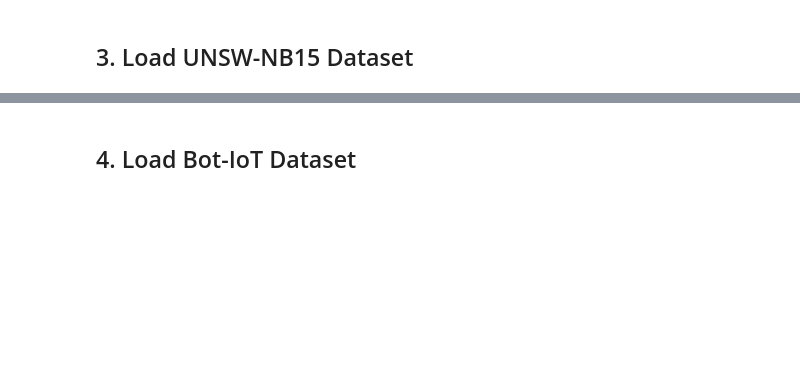
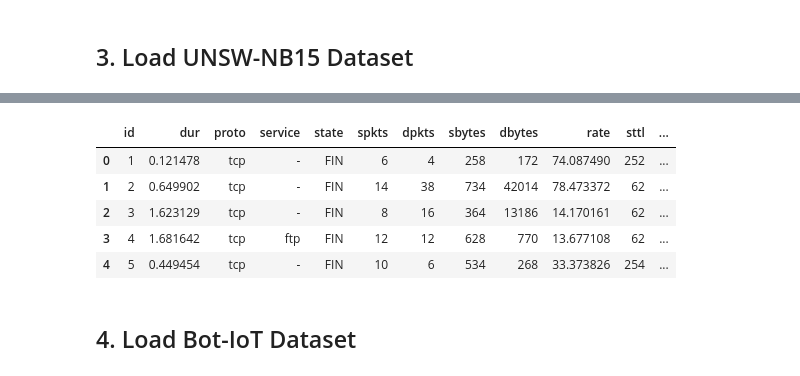
Before and after one commit to SanaullahTareen/ACDADA, a Jupyter notebook: notebooks/01_data_preprocessing.ipynb, the cells around one changed output, grey strips where cells are left out. Drawn from its saved outputs; the diff is of its cells as text; code cells hidden in the pictures; blank space fills up the shorter version.

```diff
--- a/notebooks/01_data_preprocessing.ipynb
+++ b/notebooks/01_data_preprocessing.ipynb
@@ -88,0 +256,16 @@ print(f'Processed data directory: {PROCESSED_DIR.resolve()}')
+# %%
+# --- Local Kernel Verification (Windows path visibility) ---
+import sys
+from pathlib import Path
+
+print('sys.executable:', sys.executable)
+win_cicids = Path(r'D:\Projects\ACDADA\data\raw\cicids2017')
+print('Windows CICIDS path:', win_cicids)
+print('Exists?:', win_cicids.exists())
+if win_cicids.exists():
+    files = sorted(win_cicids.glob('*.csv'))
+    print('CSV count:', len(files))
+    for f in files[:5]:
+        print('  ', f.name)
+else:
+    print('If this is False, you are NOT running on the local Windows kernel that can see D:\\Projects.')
@@ -130,10 +357,30 @@ if not df_cicids.empty:
 # %% [markdown]
 ## 3. Load UNSW-NB15 Dataset
 # %%
-def load_unsw_nb15(data_dir: Path) -> pd.DataFrame:
+def _read_csv_with_encoding_fallback(path: Path, *, encodings=None, **kwargs) -> pd.DataFrame:
+    """Read CSV trying multiple encodings (handles CP-1252/Latin-1 data dumps)."""
+    if encodings is None:
+        encodings = ('utf-8', 'utf-8-sig', 'cp1252', 'latin1')
+    last_err = None
+    for enc in encodings:
+        try:
+            return pd.read_csv(path, low_memory=False, encoding=enc, **kwargs)
+        except UnicodeDecodeError as e:
+            last_err = e
+        except TypeError:
+            # Older pandas may not support some kwargs we pass; retry without extras if needed.
+            return pd.read_csv(path, low_memory=False, encoding=enc)
+    raise last_err  # noqa: B904
+
+
+def load_unsw_nb15(data_dir: Path, nrows_per_file: int = None) -> pd.DataFrame:
     """
     Load UNSW-NB15 dataset. Handles both single-file and multi-file variants.
     The dataset has predefined train/test splits — we load both and combine.
+
+    Args:
+        data_dir: Path to the data directory
+        nrows_per_file: Maximum rows to read from each file (None = all rows)
     """
     unsw_path = data_dir / 'unsw_nb15'
     csv_files = sorted(unsw_path.glob('*.csv'))
@@ -142,14 +389,41 @@ def load_unsw_nb15(data_dir: Path) -> pd.DataFrame:
         print(f'[WARNING] No CSV files found in {unsw_path}')
         return pd.DataFrame()
 
-    print(f'Found {len(csv_files)} UNSW-NB15 files:')
-    for f in csv_files:
+    # Some CSVs in this folder are metadata, not flow records.
+    skip_names = {
+        'NUSW-NB15_features.csv',
+        'UNSW-NB15_features.csv',
+        'UNSW-NB15_LIST_EVENTS.csv',
+    }
+    candidate_files = [p for p in csv_files if p.name not in skip_names]
+    skipped = [p for p in csv_files if p.name in skip_names]
+
+    # Prefer the official train/test split if present; otherwise use the UNSW-NB15_*.csv shards.
+    train = [p for p in candidate_files if p.name.lower().endswith('training-set.csv')]
+    test = [p for p in candidate_files if p.name.lower().endswith('testing-set.csv')]
+    shards = [p for p in candidate_files if p.stem.startswith('UNSW-NB15_')]
+
+    if train or test: # Corrected logic to handle partial train/test being present or both
+        data_files = sorted(train + test)
+        variant = 'train/test'
+    elif shards:
+        data_files = sorted(shards)
+        variant = 'shards'
+    else:
+        data_files = sorted(candidate_files)
+        variant = 'all-non-metadata'
+
+    print(f'Found {len(csv_files)} UNSW-NB15 CSVs ({len(skipped)} metadata skipped). Using variant: {variant}')
+    for f in data_files:
         print(f'  - {f.name} ({f.stat().st_size / 1e6:.1f} MB)')
+    for f in skipped:
+        print(f'  - [SKIP] {f.name} (metadata)')
 
     dfs = []
-    for f in csv_files:
+    for f in data_files:
         try:
-            df = pd.read_csv(f, low_memory=False, encoding='utf-8')
+            # We must assign the result of read_csv to a variable before appending
+            df = _read_csv_with_encoding_fallback(f, nrows=nrows_per_file)
             df.columns = df.columns.str.strip()
             dfs.append(df)
             print(f'  Loaded {f.name}: {df.shape}')
@@ -161,8 +435,11 @@ def load_unsw_nb15(data_dir: Path) -> pd.DataFrame:
 
     combined = pd.concat(dfs, ignore_index=True)
     print(f'\nCombined UNSW-NB15 shape: {combined.shape}')
+    print(f'Memory usage: {combined.memory_usage(deep=True).sum() / 1e6:.1f} MB')
     return combined
 
-df_unsw = load_unsw_nb15(RAW_DIR)
+df_unsw = load_unsw_nb15(RAW_DIR, nrows_per_file=20_000)
+
 if not df_unsw.empty:
     display(df_unsw.head())
+# %% [output]
@@ -169,3 +456,9 @@ if not df_unsw.empty:
+|  | id | dur | proto | service | state | spkts | dpkts | sbytes | dbytes | rate | sttl | ... |
+| 0 | 1 | 0.121478 | tcp | - | FIN | 6 | 4 | 258 | 172 | 74.087490 | 252 | ... |
+| 1 | 2 | 0.649902 | tcp | - | FIN | 14 | 38 | 734 | 42014 | 78.473372 | 62 | ... |
+| 2 | 3 | 1.623129 | tcp | - | FIN | 8 | 16 | 364 | 13186 | 14.170161 | 62 | ... |
+| 3 | 4 | 1.681642 | tcp | ftp | FIN | 12 | 12 | 628 | 770 | 13.677108 | 62 | ... |
+| 4 | 5 | 0.449454 | tcp | - | FIN | 10 | 6 | 534 | 268 | 33.373826 | 254 | ... |
 # %% [markdown]
 ## 4. Load Bot-IoT Dataset
 # %%
```
Also changed, not shown: parts of 25 cells of this notebook, 3 other files.
